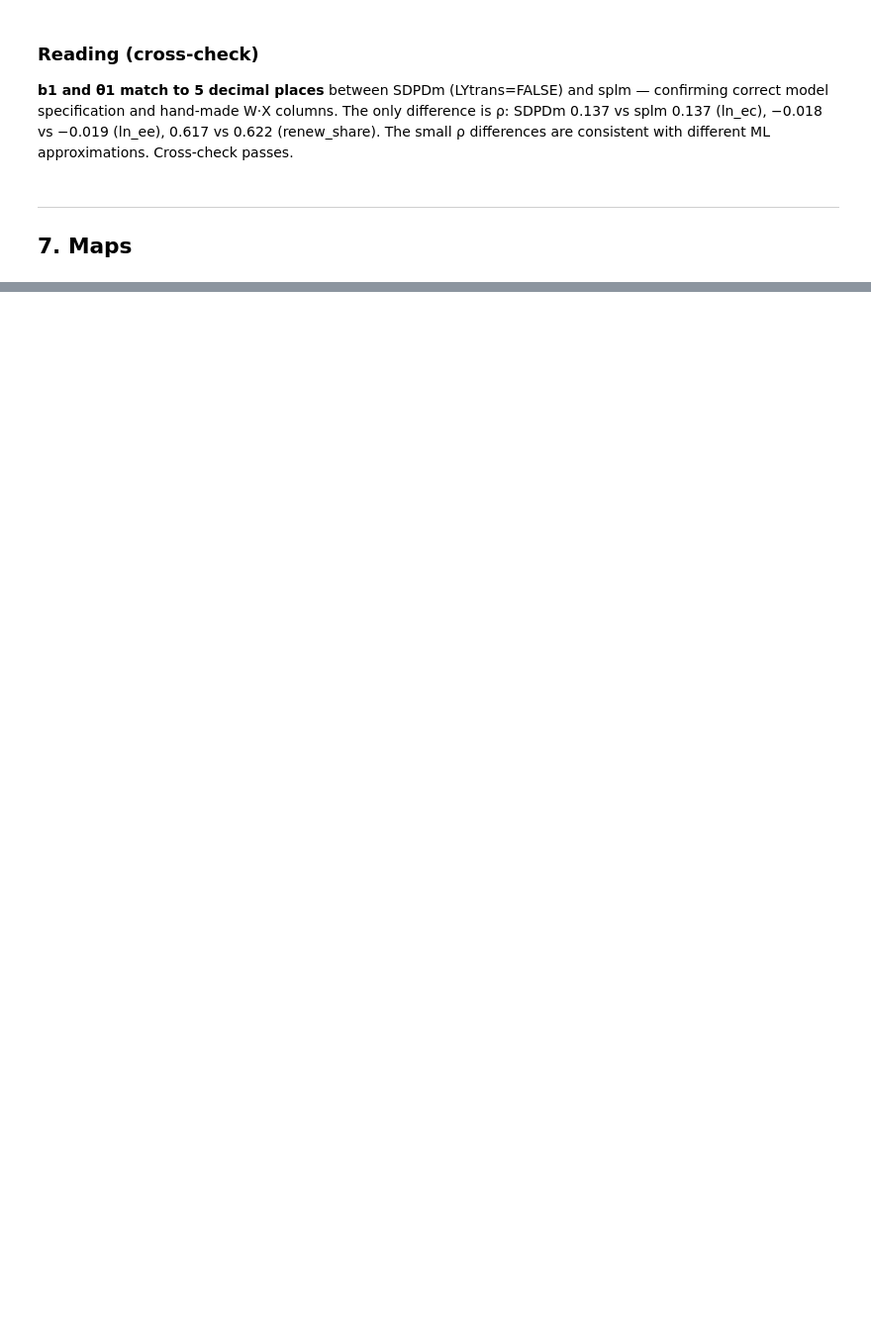
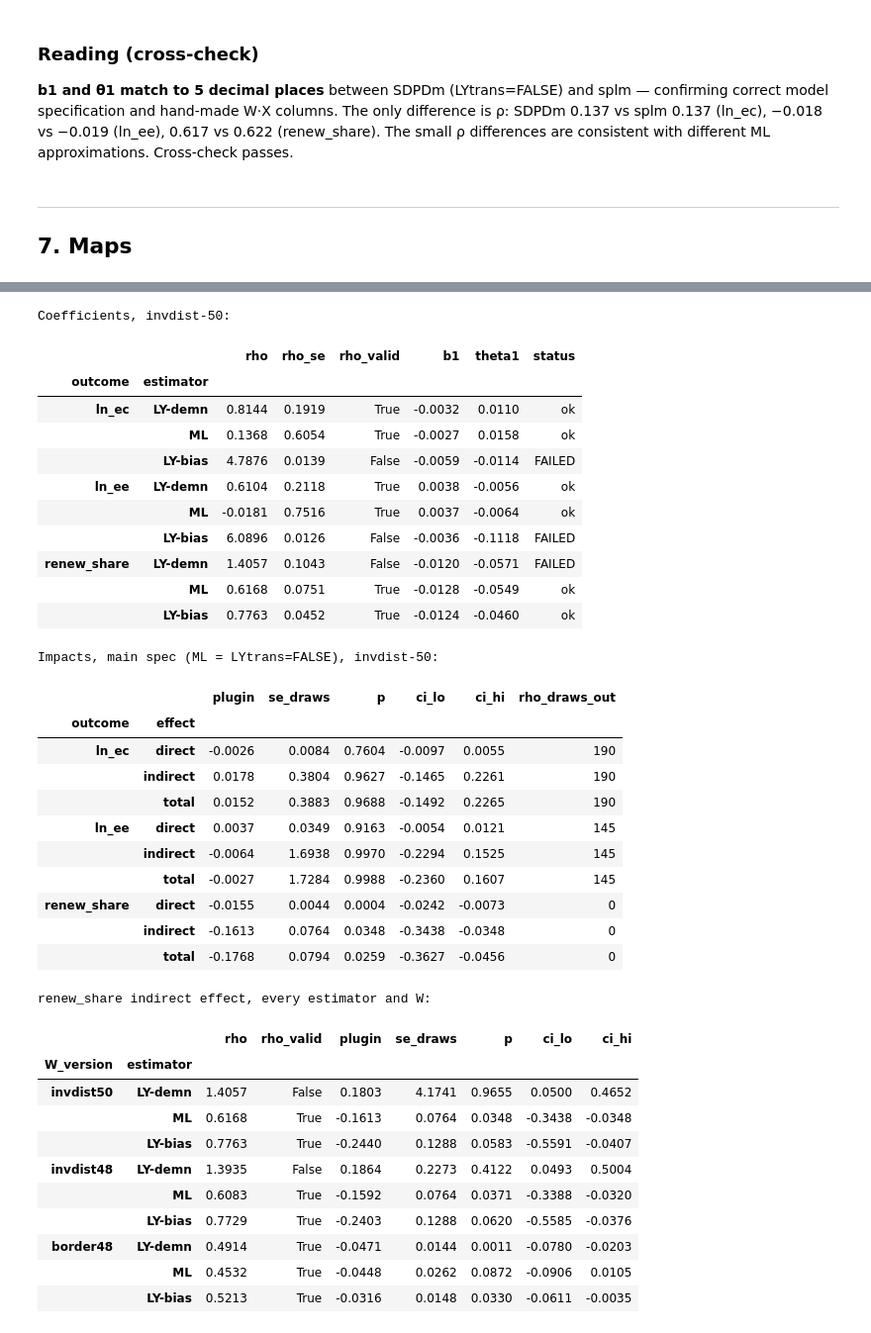
Before and after one commit to SHLEW06/econ499r-ai-renewables, a Jupyter notebook: notebooks/04d_step3_spatial.ipynb, the cells around one changed output, grey strips where cells are left out. Shown at 99% size. Drawn from its saved outputs; the diff is of its cells as text; code cells hidden in the pictures; blank space fills up the shorter version.

```diff
--- a/notebooks/04d_step3_spatial.ipynb
+++ b/notebooks/04d_step3_spatial.ipynb
@@ -248,0 +371,47 @@ plt.show()
+# %%
+M = f'../results/{DATE}/h3_mainspec/'
+core2 = pd.read_csv(M + 'sdm_core.csv'); imp2 = pd.read_csv(M + 'sdm_impacts.csv')
+print('Coefficients, invdist-50:')
+display(core2[core2.W_version=='invdist50'][['outcome','estimator','rho','rho_se','rho_valid','b1','theta1','status']].round(4).set_index(['outcome','estimator']))
+print('Impacts, main spec (ML = LYtrans=FALSE), invdist-50:')
+cols = ['plugin','se_draws','p','ci_lo','ci_hi','rho_draws_out']
+display(imp2[(imp2.W_version=='invdist50')&(imp2.estimator=='ML')].set_index(['outcome','effect'])[cols].round(4))
+print('renew_share indirect effect, every estimator and W:')
+display(imp2[(imp2.outcome=='renew_share')&(imp2.effect=='indirect')].set_index(['W_version','estimator'])[['rho','rho_valid','plugin','se_draws','p','ci_lo','ci_hi']].round(4))
+# %% [output]
+Coefficients, invdist-50:
+|  |  | rho | rho_se | rho_valid | b1 | theta1 | status |
+| outcome | estimator |  |  |  |  |  |  |
+| ln_ec | LY-demn | 0.8144 | 0.1919 | True | -0.0032 | 0.0110 | ok |
+|  | ML | 0.1368 | 0.6054 | True | -0.0027 | 0.0158 | ok |
+|  | LY-bias | 4.7876 | 0.0139 | False | -0.0059 | -0.0114 | FAILED |
+| ln_ee | LY-demn | 0.6104 | 0.2118 | True | 0.0038 | -0.0056 | ok |
+|  | ML | -0.0181 | 0.7516 | True | 0.0037 | -0.0064 | ok |
+|  | LY-bias | 6.0896 | 0.0126 | False | -0.0036 | -0.1118 | FAILED |
+| renew_share | LY-demn | 1.4057 | 0.1043 | False | -0.0120 | -0.0571 | FAILED |
+|  | ML | 0.6168 | 0.0751 | True | -0.0128 | -0.0549 | ok |
+|  | LY-bias | 0.7763 | 0.0452 | True | -0.0124 | -0.0460 | ok |
+Impacts, main spec (ML = LYtrans=FALSE), invdist-50:
+|  |  | plugin | se_draws | p | ci_lo | ci_hi | rho_draws_out |
+| outcome | effect |  |  |  |  |  |  |
+| ln_ec | direct | -0.0026 | 0.0084 | 0.7604 | -0.0097 | 0.0055 | 190 |
+|  | indirect | 0.0178 | 0.3804 | 0.9627 | -0.1465 | 0.2261 | 190 |
+|  | total | 0.0152 | 0.3883 | 0.9688 | -0.1492 | 0.2265 | 190 |
+| ln_ee | direct | 0.0037 | 0.0349 | 0.9163 | -0.0054 | 0.0121 | 145 |
+|  | indirect | -0.0064 | 1.6938 | 0.9970 | -0.2294 | 0.1525 | 145 |
+|  | total | -0.0027 | 1.7284 | 0.9988 | -0.2360 | 0.1607 | 145 |
+| renew_share | direct | -0.0155 | 0.0044 | 0.0004 | -0.0242 | -0.0073 | 0 |
+|  | indirect | -0.1613 | 0.0764 | 0.0348 | -0.3438 | -0.0348 | 0 |
+|  | total | -0.1768 | 0.0794 | 0.0259 | -0.3627 | -0.0456 | 0 |
+renew_share indirect effect, every estimator and W:
+|  |  | rho | rho_valid | plugin | se_draws | p | ci_lo | ci_hi |
+| W_version | estimator |  |  |  |  |  |  |  |
+| invdist50 | LY-demn | 1.4057 | False | 0.1803 | 4.1741 | 0.9655 | 0.0500 | 0.4652 |
+|  | ML | 0.6168 | True | -0.1613 | 0.0764 | 0.0348 | -0.3438 | -0.0348 |
+|  | LY-bias | 0.7763 | True | -0.2440 | 0.1288 | 0.0583 | -0.5591 | -0.0407 |
+| invdist48 | LY-demn | 1.3935 | False | 0.1864 | 0.2273 | 0.4122 | 0.0493 | 0.5004 |
+|  | ML | 0.6083 | True | -0.1592 | 0.0764 | 0.0371 | -0.3388 | -0.0320 |
+|  | LY-bias | 0.7729 | True | -0.2403 | 0.1288 | 0.0620 | -0.5585 | -0.0376 |
+| border48 | LY-demn | 0.4914 | True | -0.0471 | 0.0144 | 0.0011 | -0.0780 | -0.0203 |
+|  | ML | 0.4532 | True | -0.0448 | 0.0262 | 0.0872 | -0.0906 | 0.0105 |
+|  | LY-bias | 0.5213 | True | -0.0316 | 0.0148 | 0.0330 | -0.0611 | -0.0035 |
```
Also changed, not shown: parts of 25 cells of this notebook, 23 other files.
